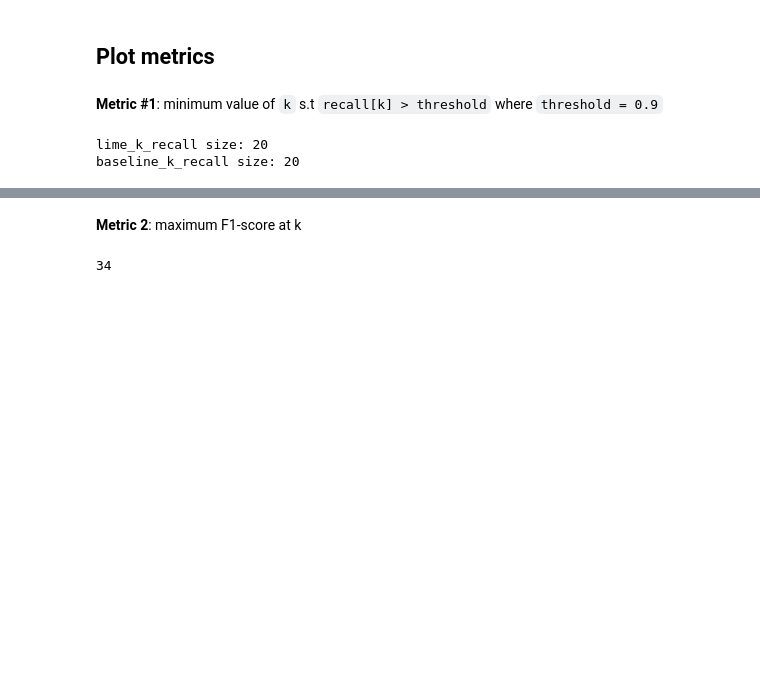
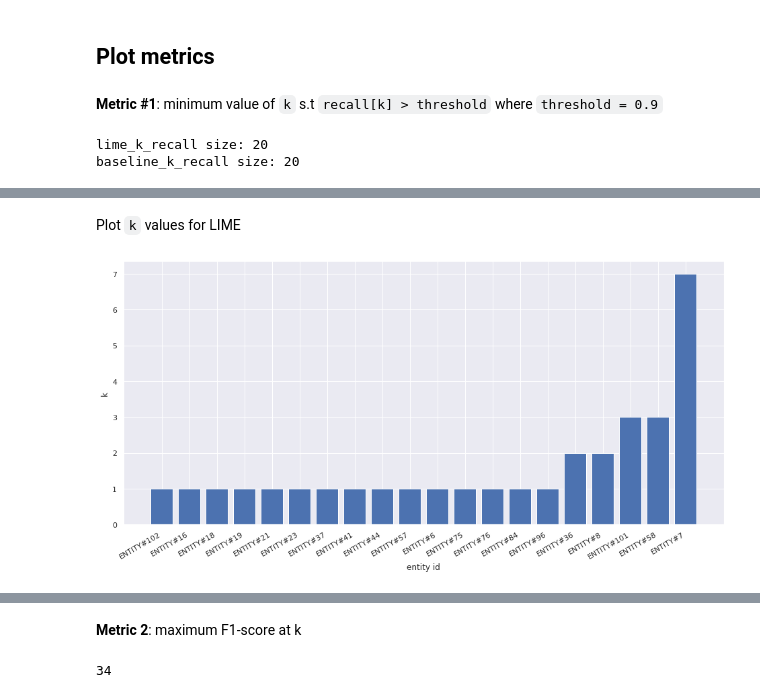
Before and after one commit to jermathew/E2L, a Jupyter notebook: notebooks/evaluation/alaska_eval.ipynb, the cells around one changed output, grey strips where cells are left out. Saved outputs shown, nothing was run; the diff lists cells and outputs as text; code cells hidden in the pictures; blank space fills up the shorter version.

```diff
--- a/notebooks/evaluation/alaska_eval.ipynb
+++ b/notebooks/evaluation/alaska_eval.ipynb
@@ -148,0 +150,8 @@ compare_boxplots(lime_k_recall,
+# %% [markdown]
+Plot `k` values for LIME
+# %%
+lime_k_recall_id = [entry['entity'] for entry in lime_metrics_list if entry['k_recall']]
+# %%
+show_barplot(lime_k_recall_id, lime_k_recall, 'entity id', 'k', False)
+# %% [output]
+[figure, added]
```
Also changed, not shown: parts of 16 cells of this notebook, 5 other files.
